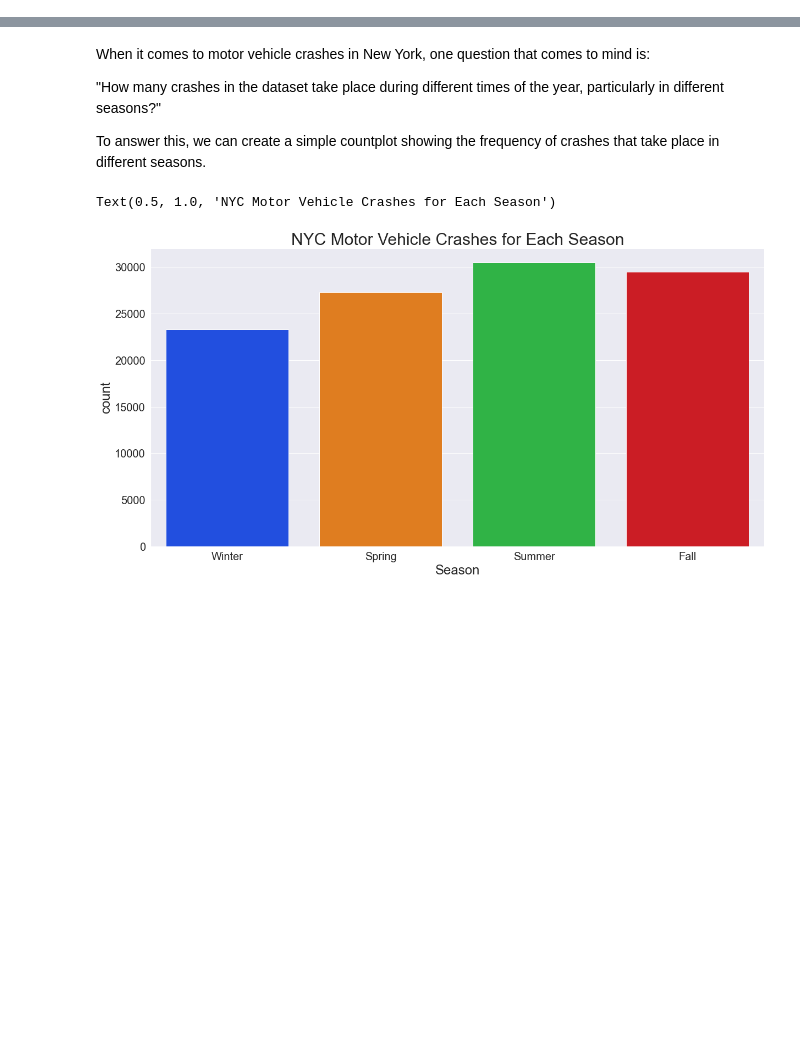
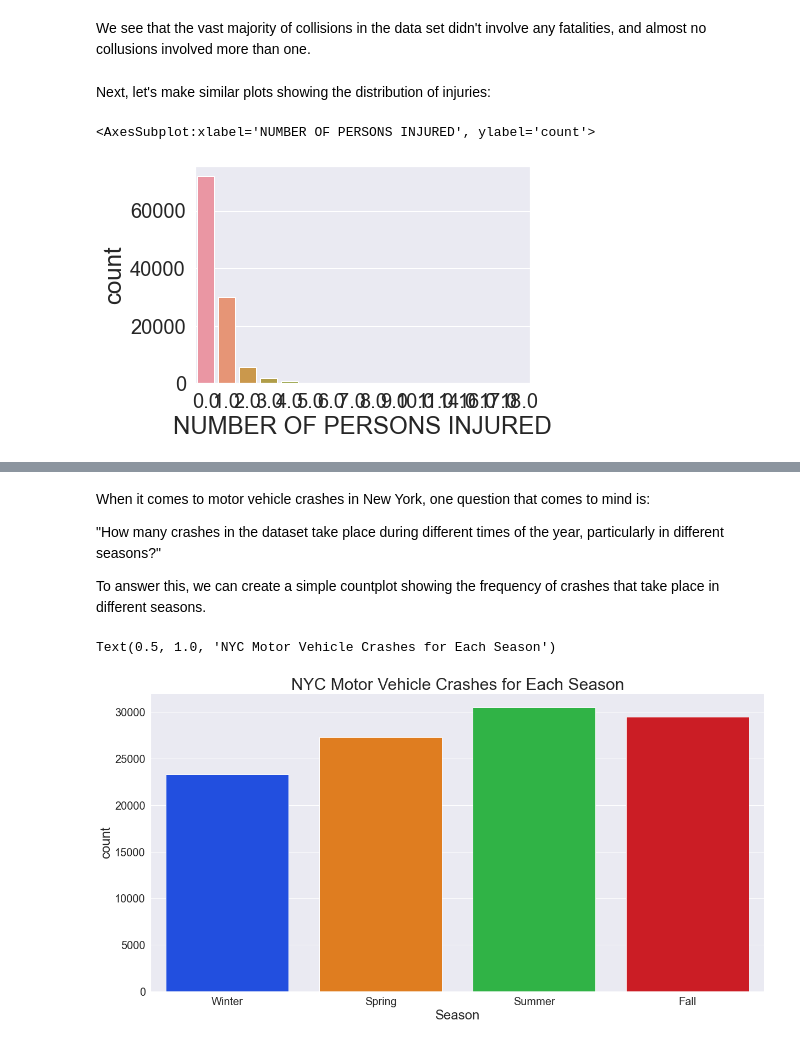
Before and after one commit to statds/nyc-open-data-presentation-nyc-crash-visualization-analysis, a Jupyter notebook: NYC_2021_Crash_Visualizations.ipynb, the cells around one changed output, grey strips where cells are left out. Cells and saved outputs as stored; diff of their text form; code cells hidden in the pictures; blank space fills up the shorter version.

```diff
--- a/NYC_2021_Crash_Visualizations.ipynb
+++ b/NYC_2021_Crash_Visualizations.ipynb
@@ -0,0 +18,9 @@
+# %% [markdown]
+We see that the vast majority of collisions in the data set didn't involve any fatalities, and almost no collusions involved more than one.
+# %% [markdown]
+Next, let's make similar plots showing the distribution of injuries:
+# %%
+sns.countplot(x ='NUMBER OF PERSONS INJURED', data = nyc_crash)
+# %% [output]
+<AxesSubplot:xlabel='NUMBER OF PERSONS INJURED', ylabel='count'>
+[figure, added]
```
Also changed, not shown: parts of 14 cells of this notebook, 1 other file.
